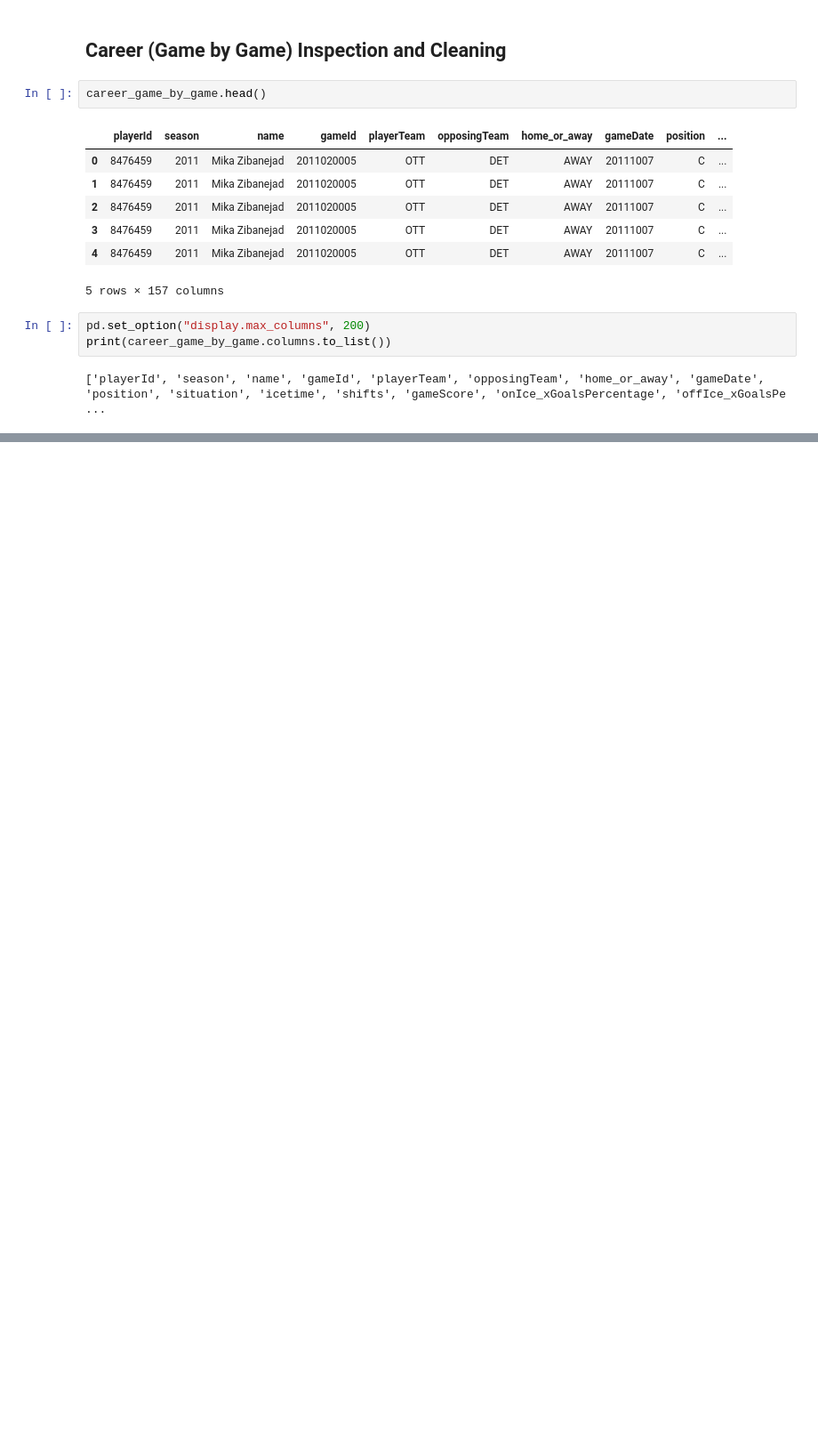
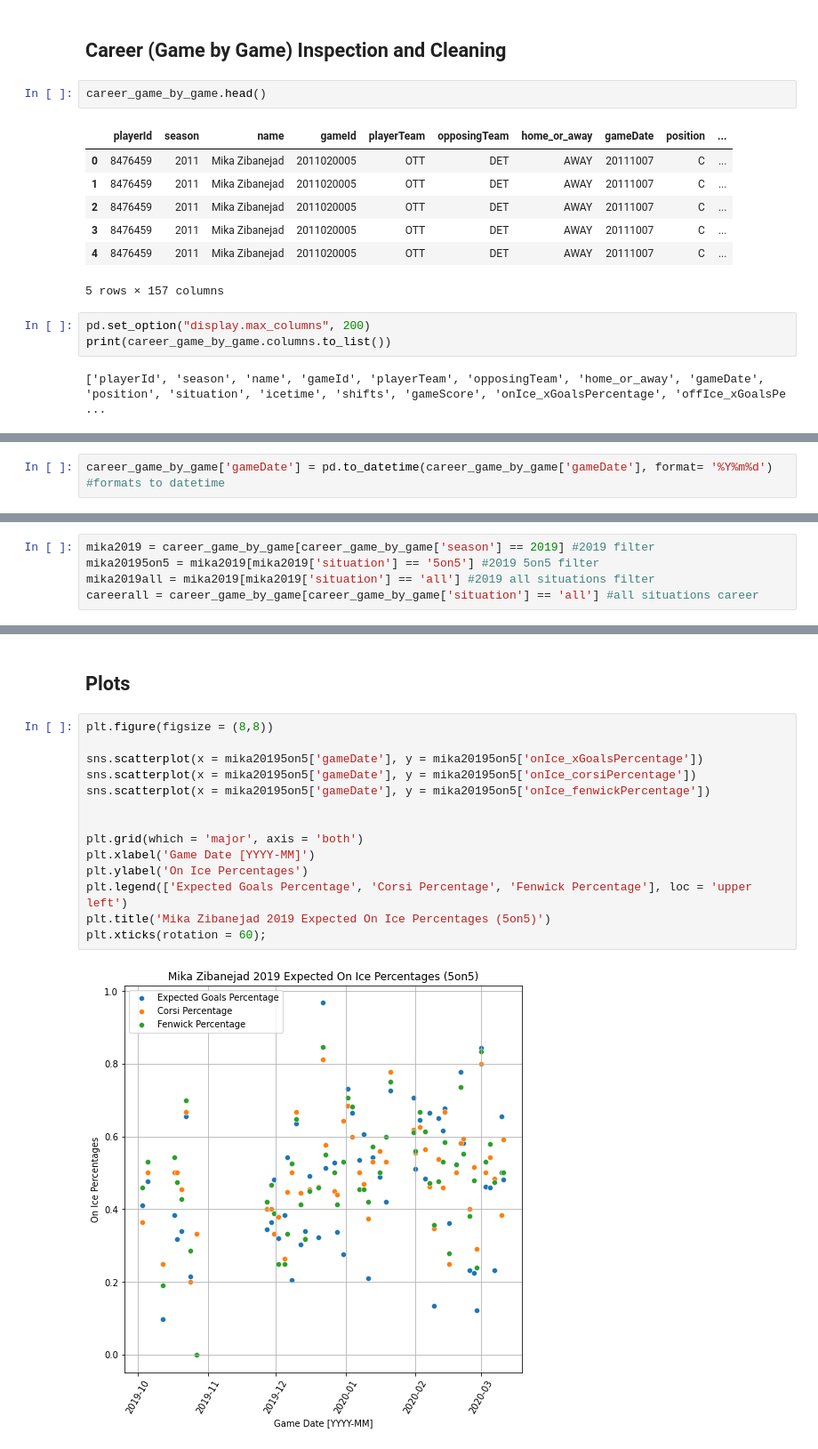
Before and after one commit to chriskuz/rangers_analysis, a Jupyter notebook: code/player_statistics/mika_zibanejad.ipynb, the cells around one changed output, grey strips where cells are left out. Shown: that part at 89% size. Cells and saved outputs as stored; diff of their text form; blank space fills up the shorter version.

```diff
--- a/code/player_statistics/mika_zibanejad.ipynb
+++ b/code/player_statistics/mika_zibanejad.ipynb
@@ -42,0 +38,2 @@ Length: 157, dtype: object
+# %%
+career_game_by_game['gameDate'] = pd.to_datetime(career_game_by_game['gameDate'], format= '%Y%m%d') #formats to datetime
@@ -42,0 +58,5 @@ Length: 157, dtype: object
+# %%
+mika2019 = career_game_by_game[career_game_by_game['season'] == 2019] #2019 filter
+mika20195on5 = mika2019[mika2019['situation'] == '5on5'] #2019 5on5 filter
+mika2019all = mika2019[mika2019['situation'] == 'all'] #2019 all situations filter
+careerall = career_game_by_game[career_game_by_game['situation'] == 'all'] #all situations career
@@ -42,0 +135,18 @@ Length: 157, dtype: object
+# %% [markdown]
+## Plots
+# %%
+plt.figure(figsize = (8,8))
+
+sns.scatterplot(x = mika20195on5['gameDate'], y = mika20195on5['onIce_xGoalsPercentage'])
+sns.scatterplot(x = mika20195on5['gameDate'], y = mika20195on5['onIce_corsiPercentage'])
+sns.scatterplot(x = mika20195on5['gameDate'], y = mika20195on5['onIce_fenwickPercentage'])
+
+
+plt.grid(which = 'major', axis = 'both')
+plt.xlabel('Game Date [YYYY-MM]')
+plt.ylabel('On Ice Percentages')
+plt.legend(['Expected Goals Percentage', 'Corsi Percentage', 'Fenwick Percentage'], loc = 'upper left')
+plt.title('Mika Zibanejad 2019 Expected On Ice Percentages (5on5)')
+plt.xticks(rotation = 60);
+# %% [output]
+[figure, added]
```
Also changed, not shown: parts of 24 cells of this notebook, 2 other files.
